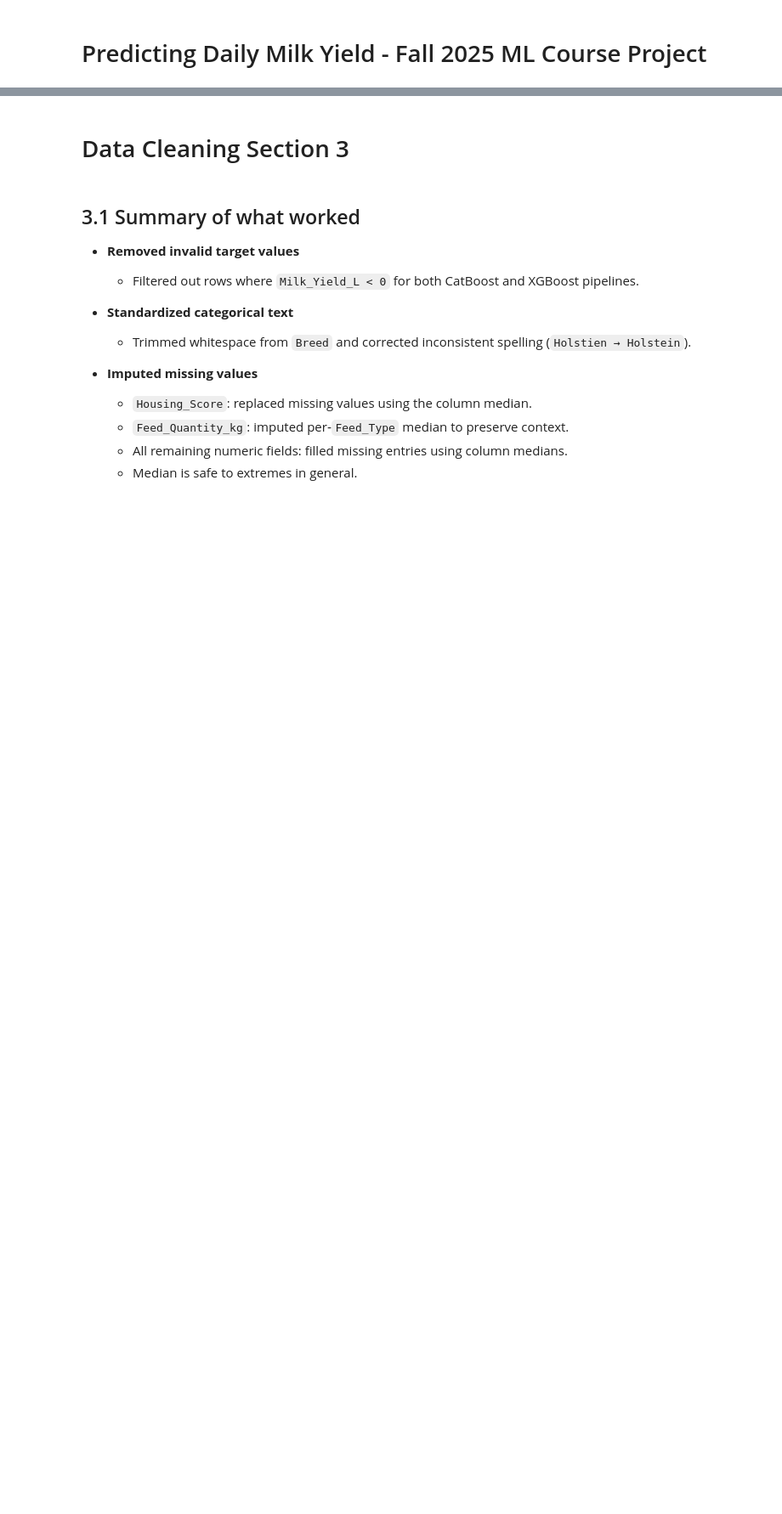
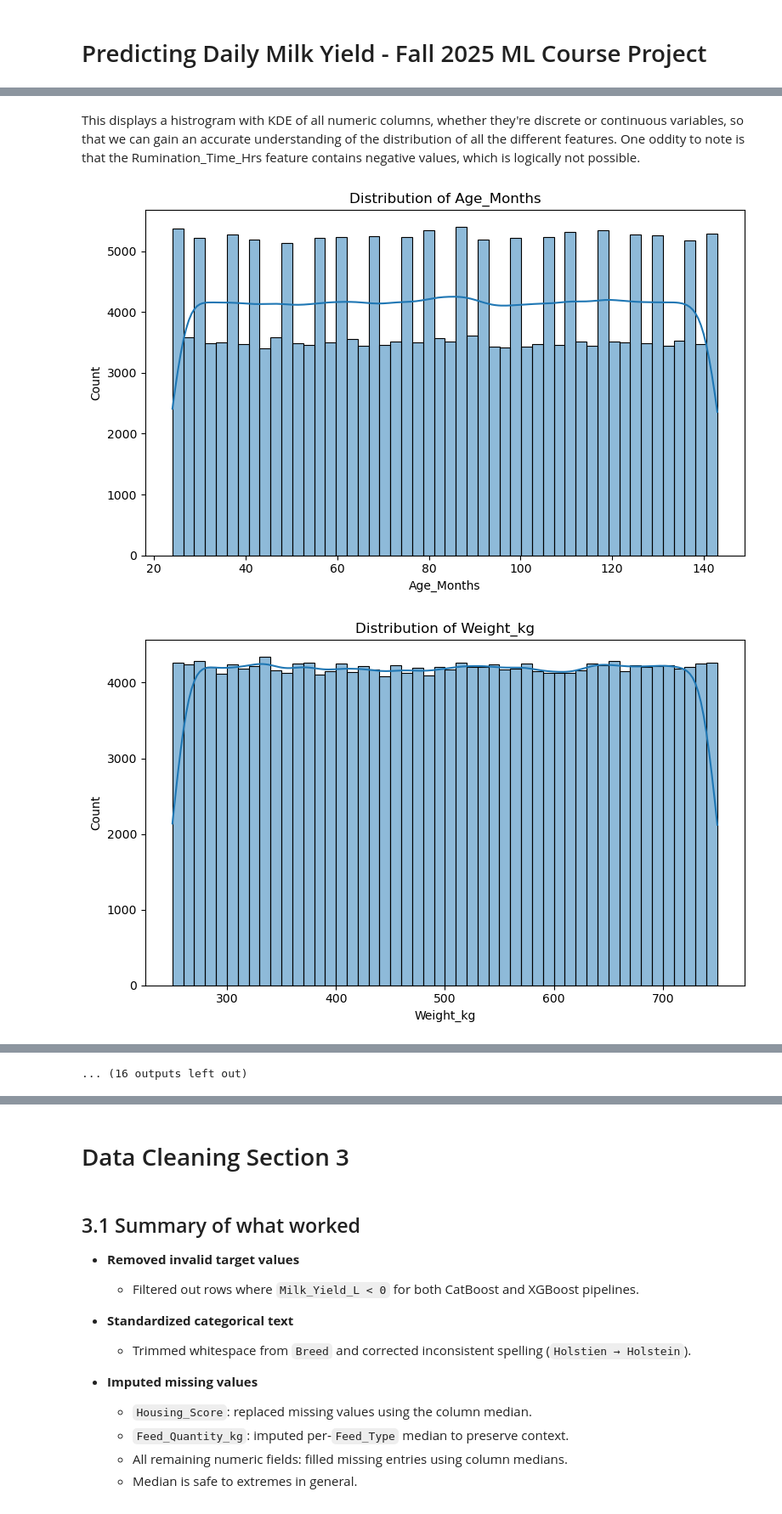
Before and after one commit to FelBenitez/dairy-cow-milk-yield-prediction, a Jupyter notebook: src/main_model.ipynb, the cells around one changed output, grey strips where cells are left out. Shown at 85% size. Drawn from its saved outputs; the diff is of its cells as text; code cells hidden in the pictures; blank space fills up the shorter version.

```diff
--- a/src/main_model.ipynb
+++ b/src/main_model.ipynb
@@ -21,0 +235,18 @@ So show train/test. Other things we could show as example is train and test shap
+# %% [markdown]
+This displays a histrogram with KDE of all numeric columns, whether they're discrete or continuous variables, so that we can gain an accurate understanding of the distribution of all the different features. One oddity to note is that the Rumination_Time_Hrs feature contains negative values, which is logically not possible.
+# %%
+# Select numeric columns only
+numeric_cols = train.select_dtypes(include=['number']).columns.tolist()
+
+# Loop through all numeric columns and plot histograms with KDE
+for col in numeric_cols:
+    plt.figure(figsize=(8, 5))
+    sns.histplot(train[col], bins=50, kde=True)
+    plt.title(f'Distribution of {col}')
+    plt.xlabel(col)
+    plt.ylabel('Count')
+    plt.tight_layout()
+    plt.show()
+# %% [output]
+[figure, added]
+[figure, added]
@@ -21,0 +263 @@ So show train/test. Other things we could show as example is train and test shap
+... (16 outputs left out)
```
Also changed, not shown: parts of 32 cells of this notebook.
